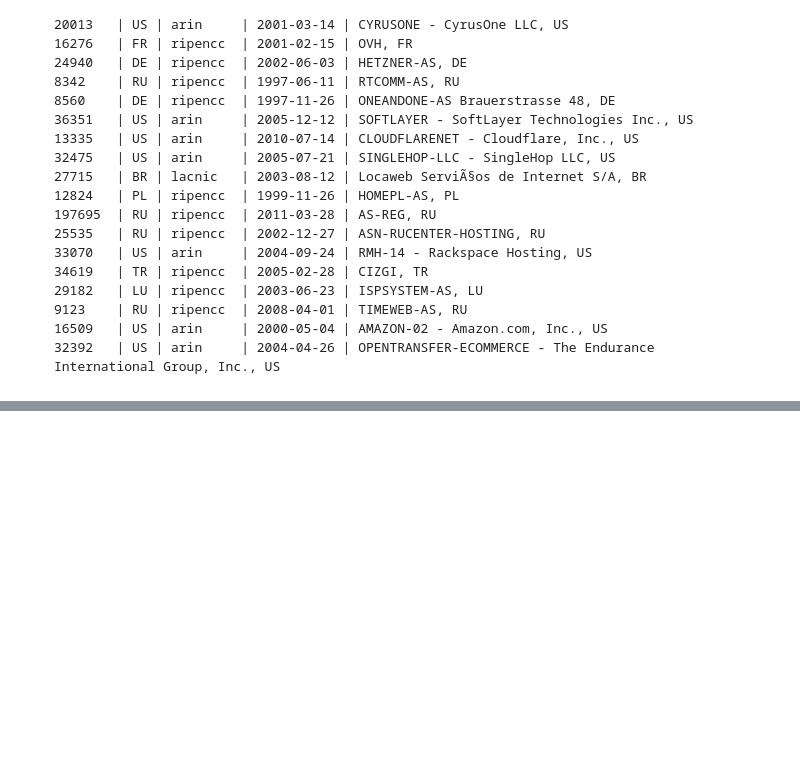
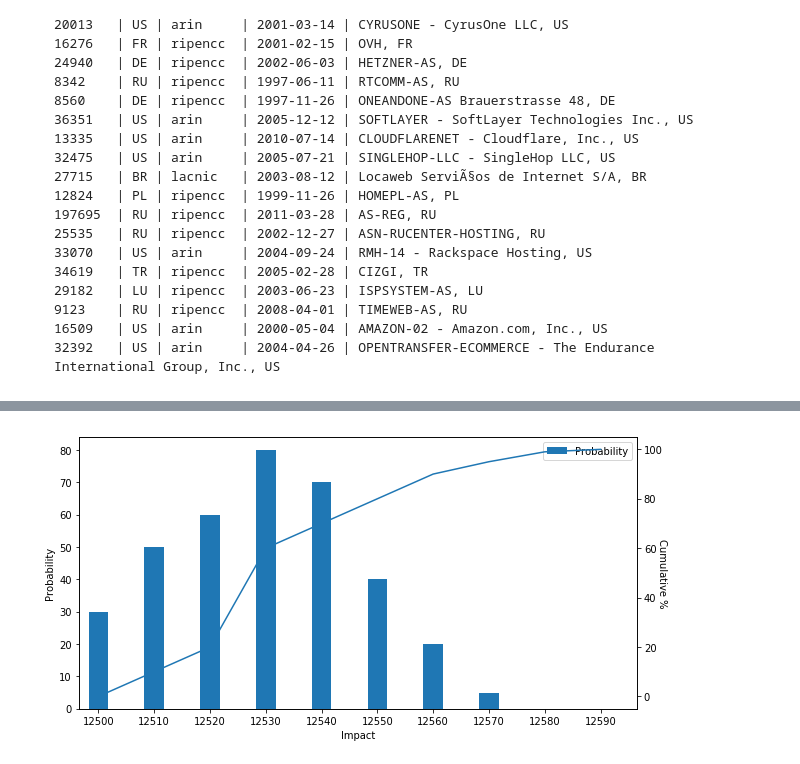
Before and after one commit to Yzoni/economics-cybsec, a Jupyter notebook: block_3/code_b3.ipynb, the cells around one changed output, grey strips where cells are left out. Drawn from its saved outputs; the diff is of its cells as text; code cells hidden in the pictures; blank space fills up the shorter version.

```diff
--- a/block_3/code_b3.ipynb
+++ b/block_3/code_b3.ipynb
@@ -323,0 +346,21 @@ AS      | CC | Registry | Allocated  | AS Name
+# %%
+width = .35 # width of a bar
+
+m1_t = pd.DataFrame({
+ 'Probability' : [30,50,60,80,70,40,20,5, 0, 0],
+ 'CDF%' : [0,10,20,60,70,80,90,95,99,100]
+})
+
+m1_t[['Probability']].plot(kind='bar', width = width)
+
+ax = plt.gca()
+plt.xlim([-width, len(m1_t['Probability']) - width])
+ax.set_xticklabels(range(12500, 195000, 10))
+ax.set_ylabel('Probability', fontsize=10);
+ax.set_xlabel("Impact")
+
+m1_t['CDF%'].plot(secondary_y=True, figsize=(10, 5))
+plt.ylabel('Cumulative %', fontsize=10, rotation=-90)
+plt.show()
+# %% [output]
+[figure, added]
```
Also changed, not shown: parts of 9 cells of this notebook.
